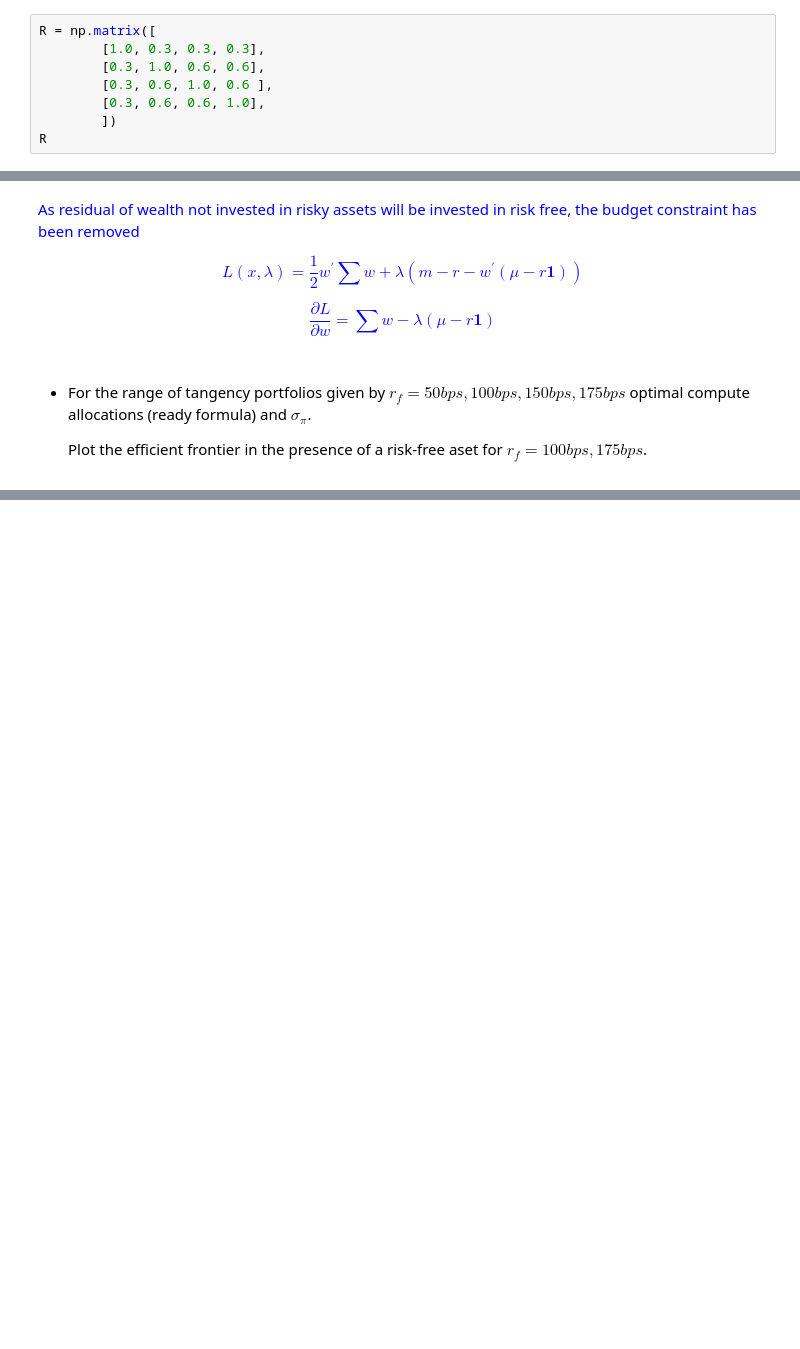
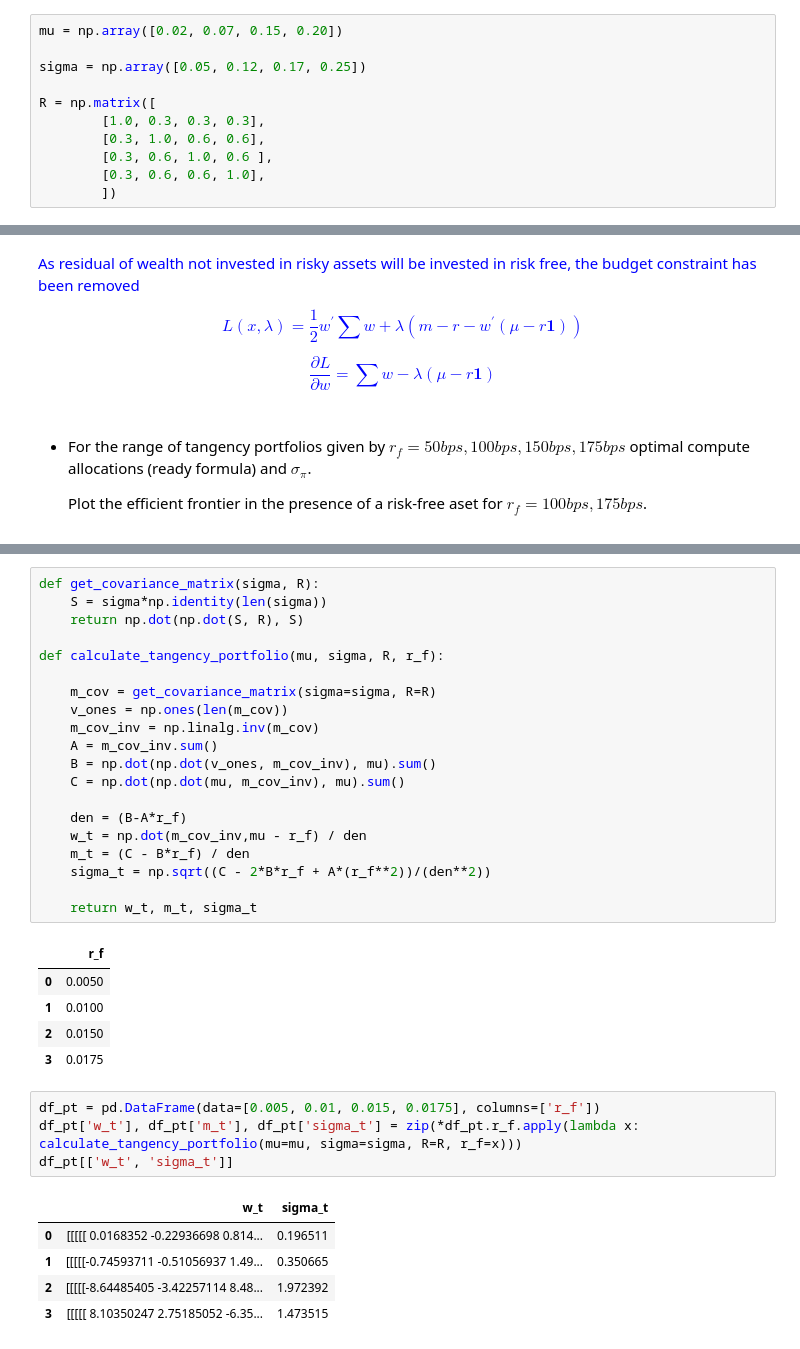
Before and after one commit to fbristotti/cqf, a Jupyter notebook: exam1/exam1.ipynb, the cells around one changed output, grey strips where cells are left out. Saved outputs shown, nothing was run; the diff lists cells and outputs as text; blank space fills up the shorter version.

```diff
--- a/exam1/exam1.ipynb
+++ b/exam1/exam1.ipynb
@@ -24,10 +25,13 @@ assets
 | 2 | C | 0.15 | 0.17 |
 | 3 | D | 0.20 | 0.25 |
 # %%
+mu = np.array([0.02, 0.07, 0.15, 0.20])
+
+sigma = np.array([0.05, 0.12, 0.17, 0.25])
+
 R = np.matrix([
         [1.0, 0.3, 0.3, 0.3],
         [0.3, 1.0, 0.6, 0.6],
         [0.3, 0.6, 1.0, 0.6 ],
         [0.3, 0.6, 0.6, 1.0],
         ])
-R
@@ -163,0 +170,36 @@ df_simul
+# %%
+def get_covariance_matrix(sigma, R):
+    S = sigma*np.identity(len(sigma))
+    return np.dot(np.dot(S, R), S)
+
+def calculate_tangency_portfolio(mu, sigma, R, r_f):
+
+    m_cov = get_covariance_matrix(sigma=sigma, R=R)
+    v_ones = np.ones(len(m_cov))
+    m_cov_inv = np.linalg.inv(m_cov)
+    A = m_cov_inv.sum()
+    B = np.dot(np.dot(v_ones, m_cov_inv), mu).sum()
+    C = np.dot(np.dot(mu, m_cov_inv), mu).sum()
+
+    den = (B-A*r_f)
+    w_t = np.dot(m_cov_inv,mu - r_f) / den
+    m_t = (C - B*r_f) / den
+    sigma_t = np.sqrt((C - 2*B*r_f + A*(r_f**2))/(den**2))
+
+    return w_t, m_t, sigma_t
+# %% [output]
+|  | r_f |
+| 0 | 0.0050 |
+| 1 | 0.0100 |
+| 2 | 0.0150 |
+| 3 | 0.0175 |
+# %%
+df_pt = pd.DataFrame(data=[0.005, 0.01, 0.015, 0.0175], columns=['r_f'])
+df_pt['w_t'], df_pt['m_t'], df_pt['sigma_t'] = zip(*df_pt.r_f.apply(lambda x: calculate_tangency_portfolio(mu=mu, sigma=sigma, R=R, r_f=x)))
+df_pt[['w_t', 'sigma_t']]
+# %% [output]
+|  | w_t | sigma_t |
+| 0 | [[[[[ 0.0168352 -0.22936698 0.814... | 0.196511 |
+| 1 | [[[[[-0.74593711 -0.51056937 1.49... | 0.350665 |
+| 2 | [[[[[-8.64485405 -3.42257114 8.48... | 1.972392 |
+| 3 | [[[[[ 8.10350247 2.75185052 -6.35... | 1.473515 |
```
Also changed, not shown: parts of 6 cells of this notebook.
